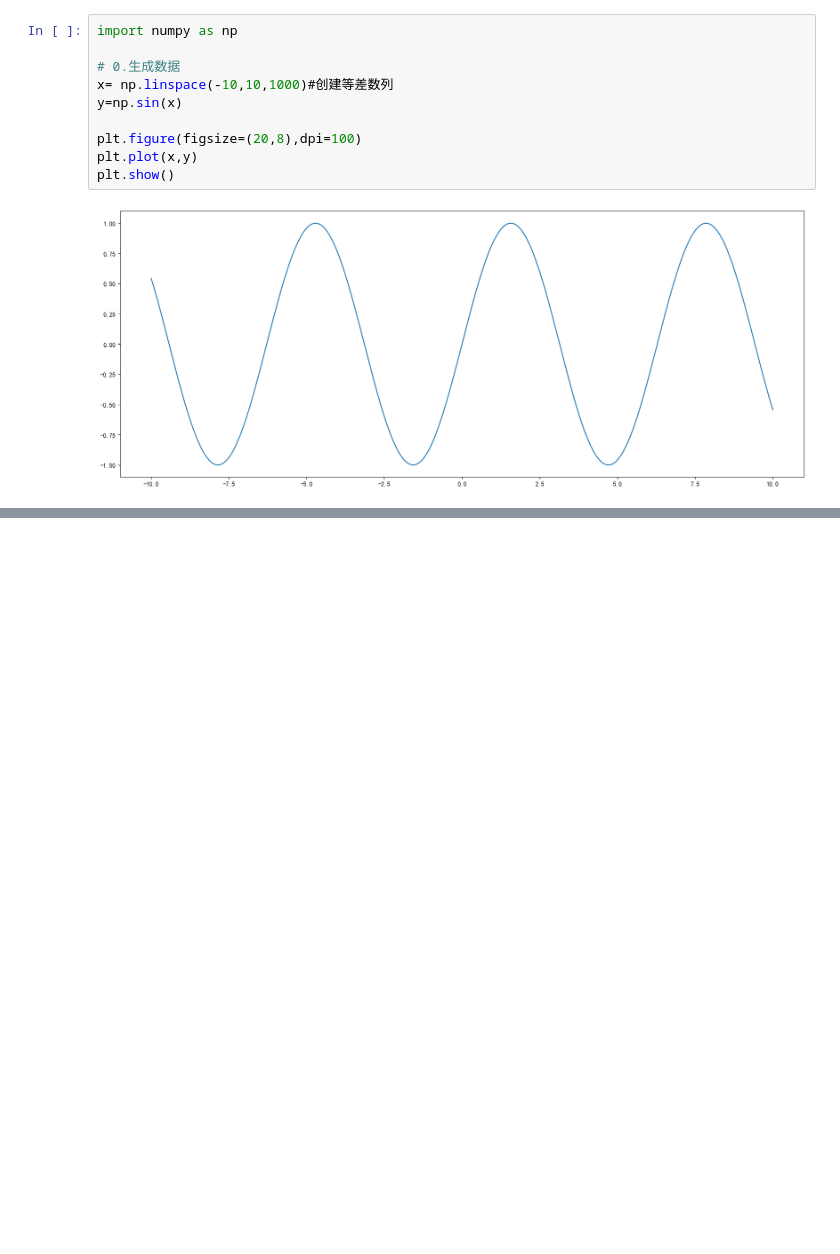
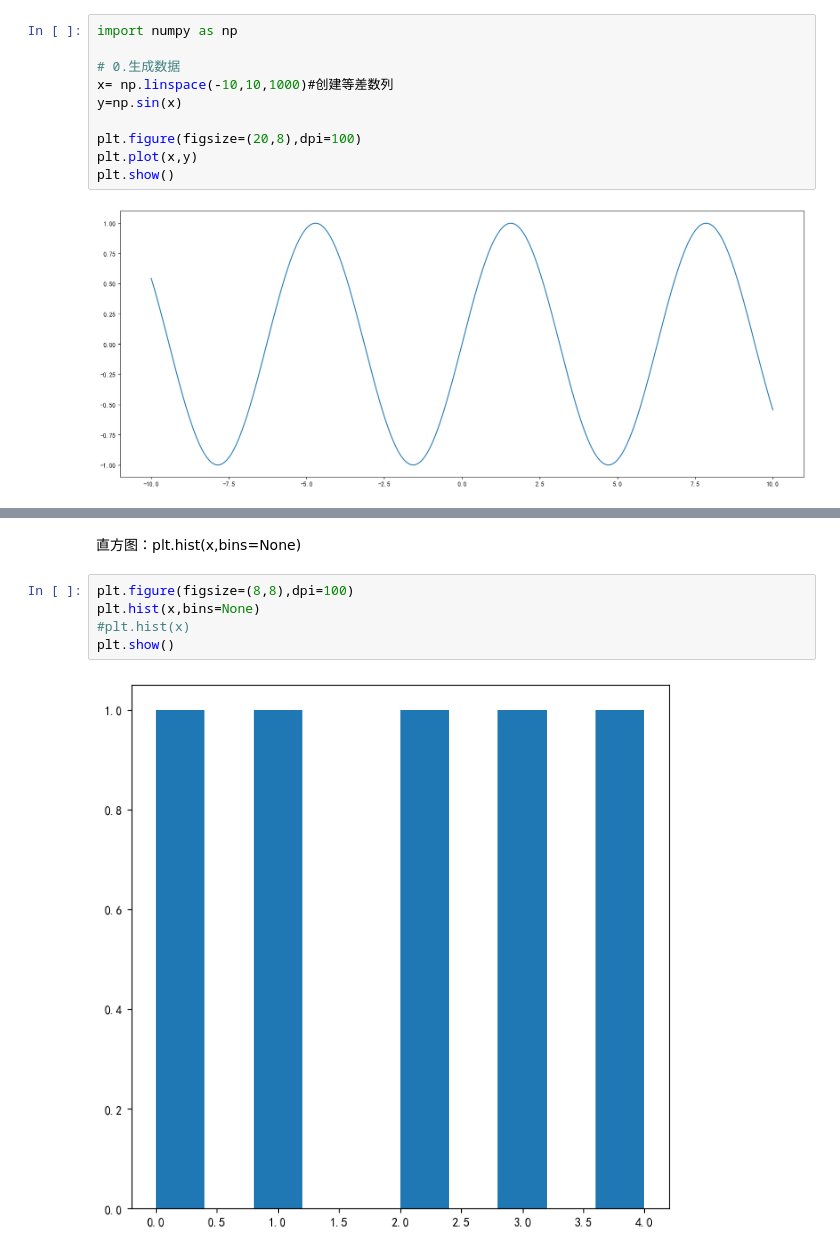
Before and after one commit to Liquor007/MyDeepLearning, a Jupyter notebook: Matplotlib.ipynb, the cells around one changed output, grey strips where cells are left out. Cells and saved outputs as stored; diff of their text form; blank space fills up the shorter version.

```diff
--- a/Matplotlib.ipynb
+++ b/Matplotlib.ipynb
@@ -206,0 +245,9 @@ plt.show()
+# %% [markdown]
+直方图：plt.hist(x,bins=None)
+# %%
+plt.figure(figsize=(8,8),dpi=100)
+plt.hist(x,bins=None)
+#plt.hist(x)
+plt.show()
+# %% [output]
+[figure, added]
```
Also changed, not shown: parts of 11 cells of this notebook.
